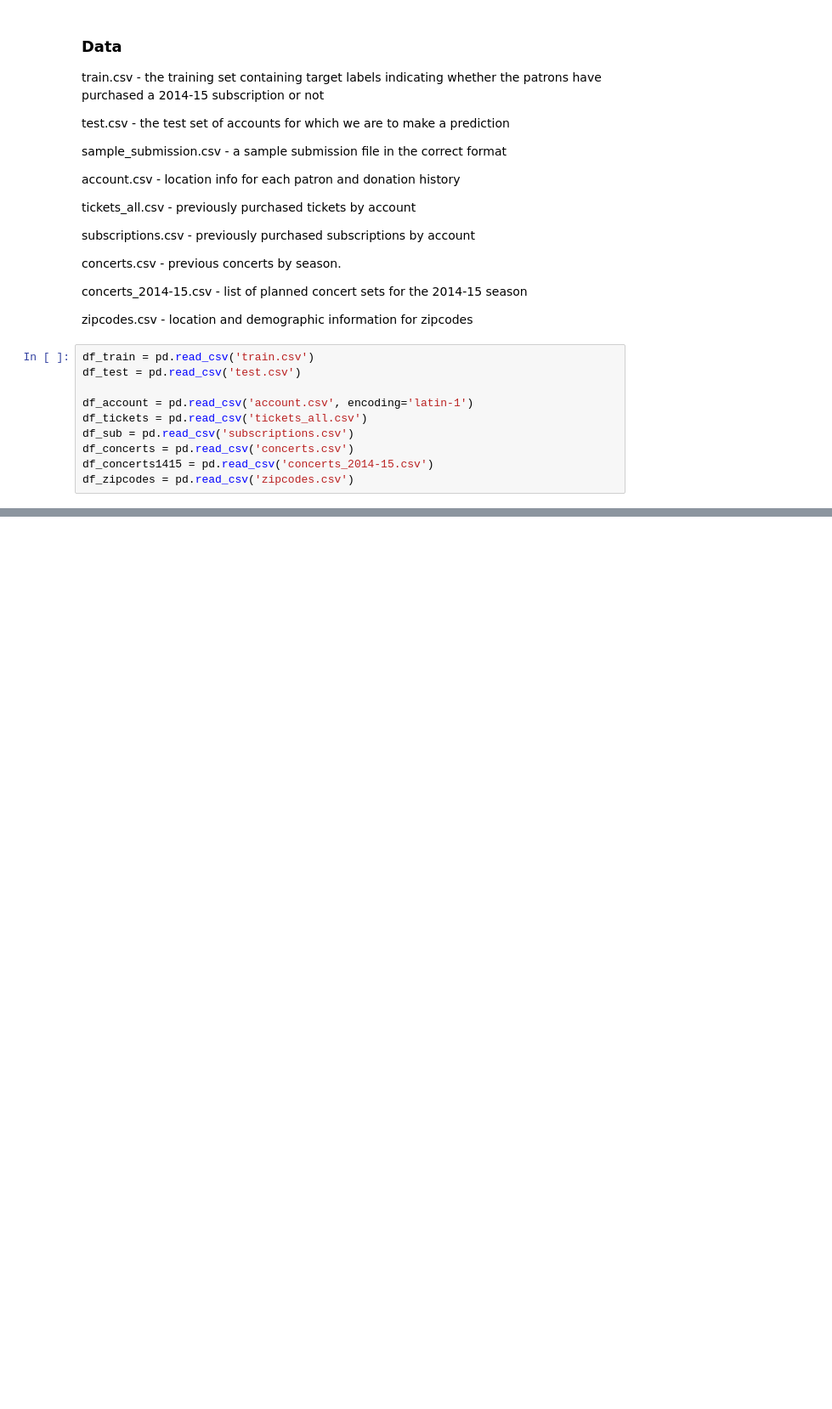
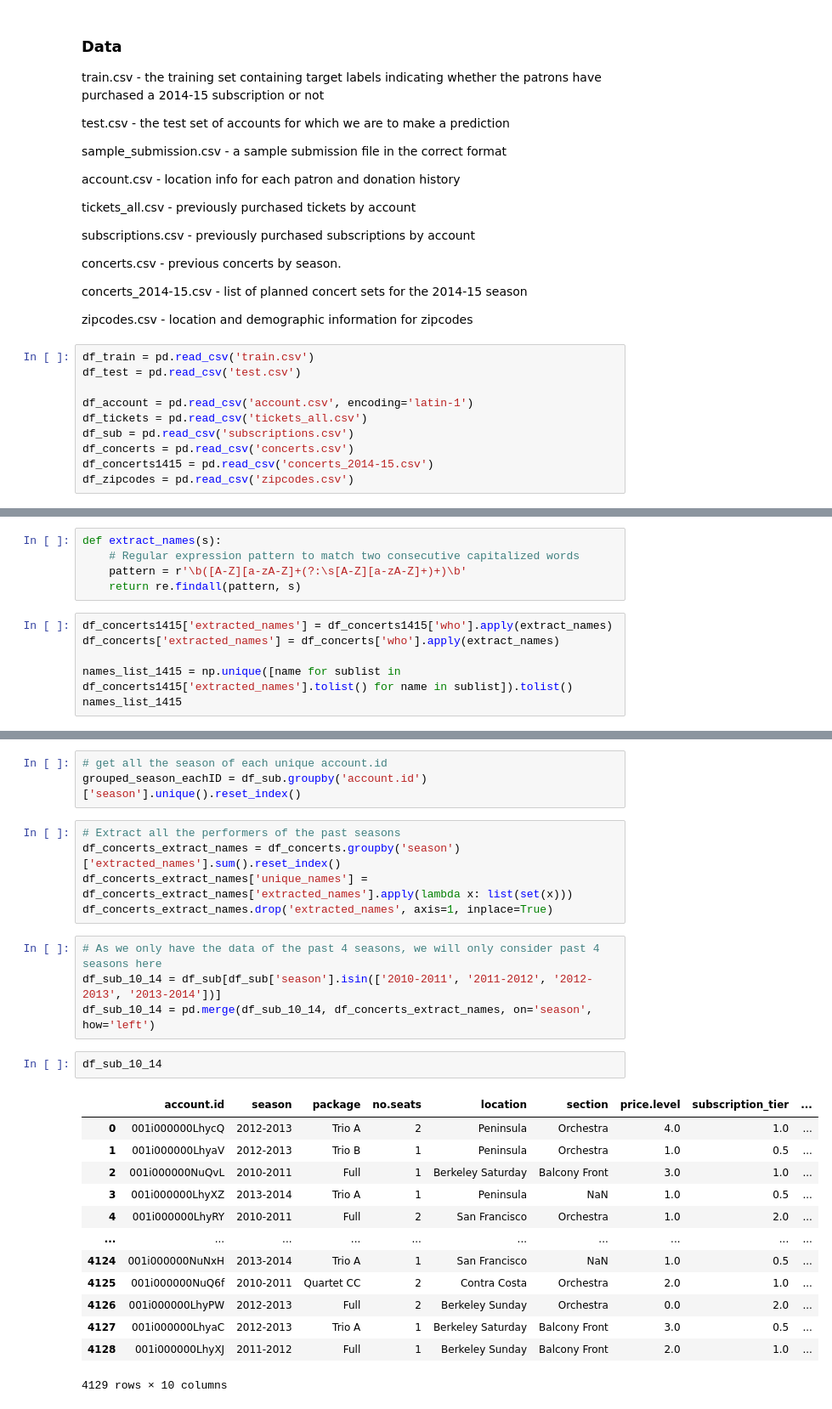
Before and after one commit to zihanxing/MusicSubscription_Prediction, a Jupyter notebook: main.ipynb, the cells around one changed output, grey strips where cells are left out. Shown at 85% size. Drawn from its saved outputs; the diff is of its cells as text; blank space fills up the shorter version.

Commit message:
update new features Performers Count

```diff
--- a/main.ipynb
+++ b/main.ipynb
@@ -103,0 +45,11 @@ df_sub
+# %%
+def extract_names(s):
+    # Regular expression pattern to match two consecutive capitalized words
+    pattern = r'\b([A-Z][a-zA-Z]+(?:\s[A-Z][a-zA-Z]+)+)\b'
+    return re.findall(pattern, s)
+# %%
+df_concerts1415['extracted_names'] = df_concerts1415['who'].apply(extract_names)
+df_concerts['extracted_names'] = df_concerts['who'].apply(extract_names)
+
+names_list_1415 = np.unique([name for sublist in df_concerts1415['extracted_names'].tolist() for name in sublist]).tolist()
+names_list_1415
@@ -103,0 +74,28 @@ df_sub
+# %%
+# get all the season of each unique account.id
+grouped_season_eachID = df_sub.groupby('account.id')['season'].unique().reset_index()
+# %%
+# Extract all the performers of the past seasons
+df_concerts_extract_names = df_concerts.groupby('season')['extracted_names'].sum().reset_index()
+df_concerts_extract_names['unique_names'] = df_concerts_extract_names['extracted_names'].apply(lambda x: list(set(x)))
+df_concerts_extract_names.drop('extracted_names', axis=1, inplace=True)
+# %%
+# As we only have the data of the past 4 seasons, we will only consider past 4 seasons here
+df_sub_10_14 = df_sub[df_sub['season'].isin(['2010-2011', '2011-2012', '2012-2013', '2013-2014'])]
+df_sub_10_14 = pd.merge(df_sub_10_14, df_concerts_extract_names, on='season', how='left')
+# %%
+df_sub_10_14
+# %% [output]
+|  | account.id | season | package | no.seats | location | section | price.level | subscription_tier | ... |
+| 0 | 001i000000LhycQ | 2012-2013 | Trio A | 2 | Peninsula | Orchestra | 4.0 | 1.0 | ... |
+| 1 | 001i000000LhyaV | 2012-2013 | Trio B | 1 | Peninsula | Orchestra | 1.0 | 0.5 | ... |
+| 2 | 001i000000NuQvL | 2010-2011 | Full | 1 | Berkeley Saturday | Balcony Front | 3.0 | 1.0 | ... |
+| 3 | 001i000000LhyXZ | 2013-2014 | Trio A | 1 | Peninsula | NaN | 1.0 | 0.5 | ... |
+| 4 | 001i000000LhyRY | 2010-2011 | Full | 2 | San Francisco | Orchestra | 1.0 | 2.0 | ... |
+| ... | ... | ... | ... | ... | ... | ... | ... | ... | ... |
+| 4124 | 001i000000NuNxH | 2013-2014 | Trio A | 1 | San Francisco | NaN | 1.0 | 0.5 | ... |
+| 4125 | 001i000000NuQ6f | 2010-2011 | Quartet CC | 2 | Contra Costa | Orchestra | 2.0 | 1.0 | ... |
+| 4126 | 001i000000LhyPW | 2012-2013 | Full | 2 | Berkeley Sunday | Orchestra | 0.0 | 2.0 | ... |
+| 4127 | 001i000000LhyaC | 2012-2013 | Trio A | 1 | Berkeley Saturday | Balcony Front | 3.0 | 0.5 | ... |
+| 4128 | 001i000000LhyXJ | 2011-2012 | Full | 1 | Berkeley Sunday | Balcony Front | 2.0 | 1.0 | ... |
+4129 rows × 10 columns
```
Also changed, not shown: parts of 43 cells of this notebook, 1 other file.
